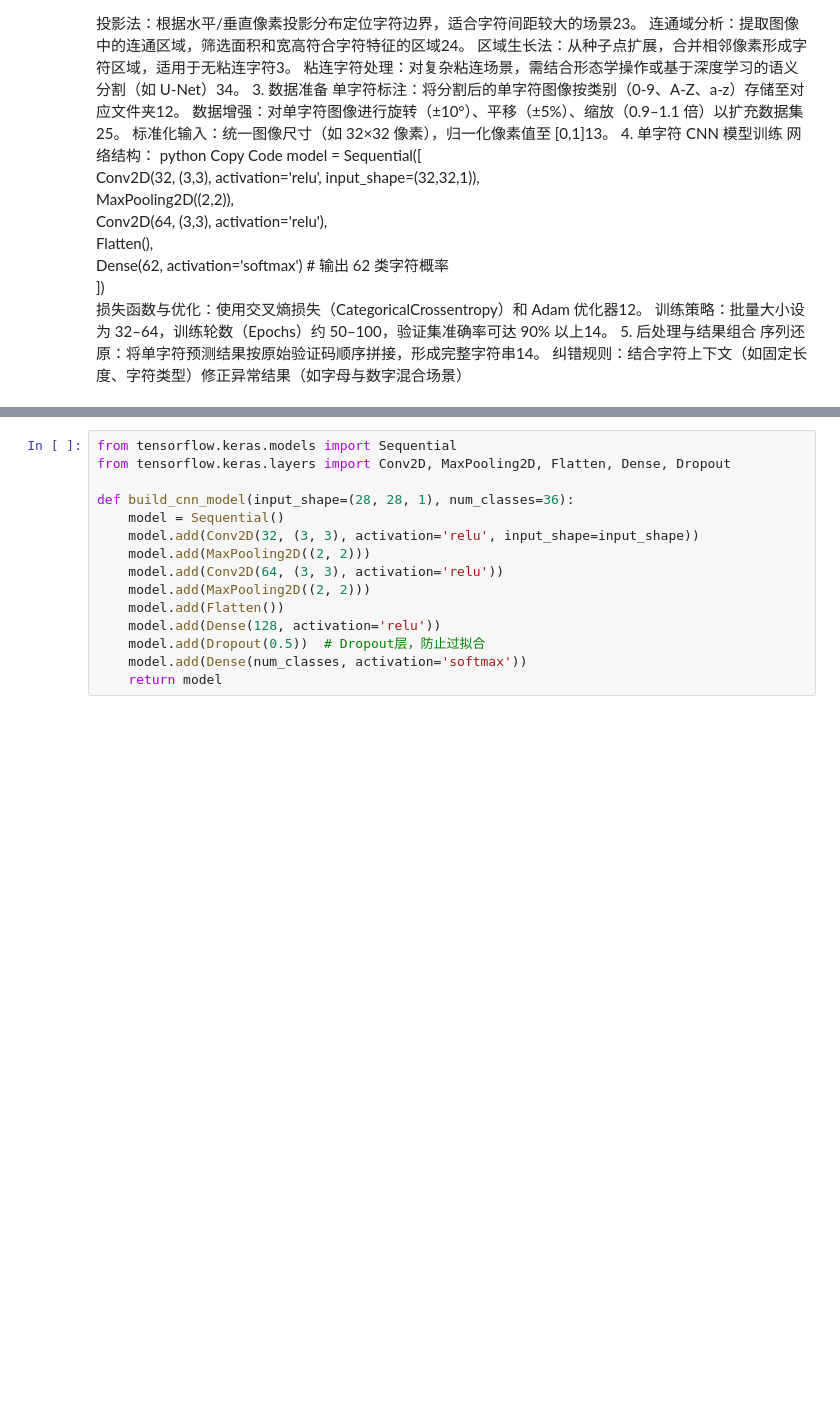
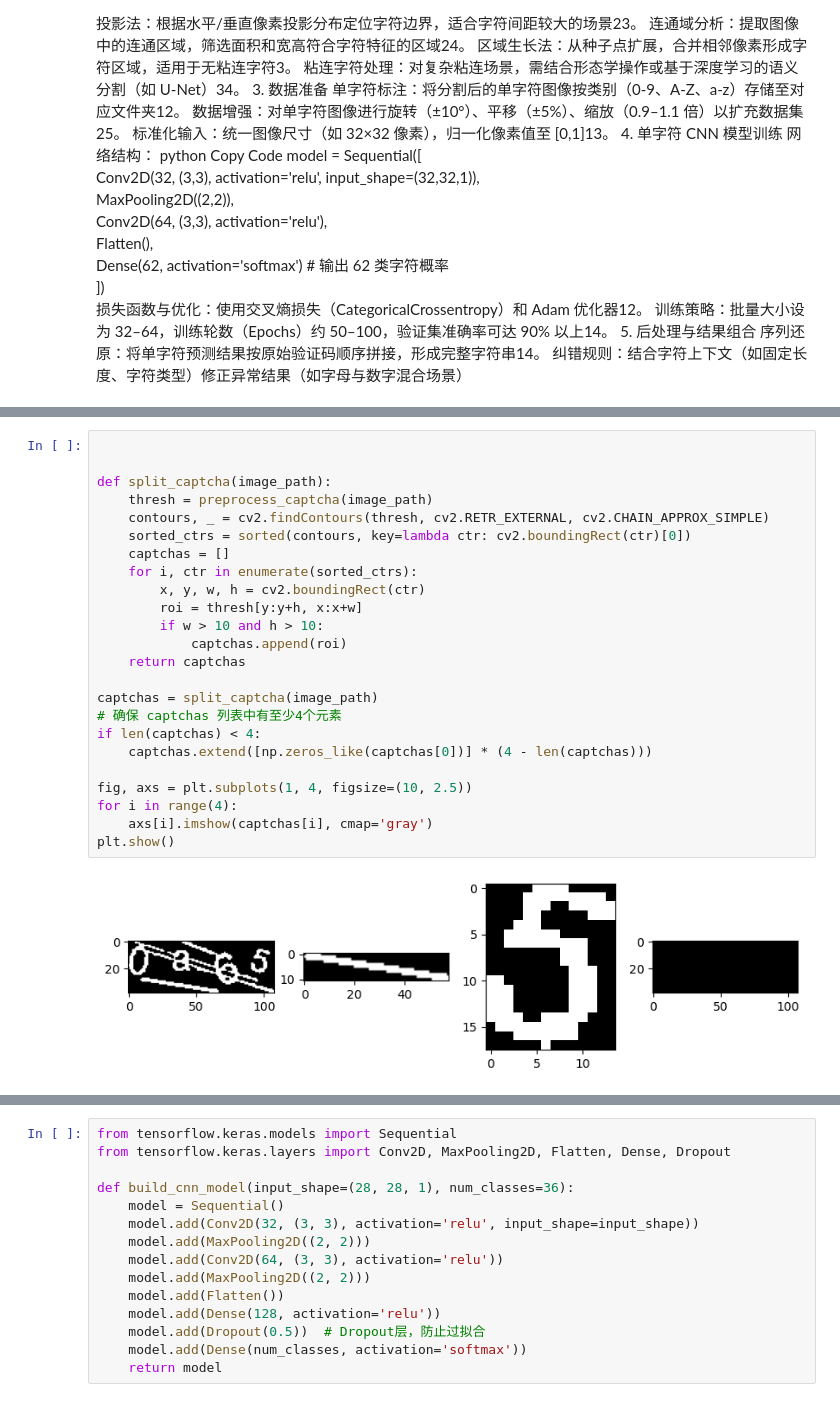
Before and after one commit to thethingiswaiter/Captcha_Ocr, a Jupyter notebook: model/code_cnn.ipynb, the cells around one changed output, grey strips where cells are left out. Saved outputs shown, nothing was run; the diff lists cells and outputs as text; blank space fills up the shorter version.

```diff
--- a/model/code_cnn.ipynb
+++ b/model/code_cnn.ipynb
@@ -100,0 +109,26 @@ cv2.destroyAllWindows()
+# %%
+
+
+def split_captcha(image_path):
+    thresh = preprocess_captcha(image_path)
+    contours, _ = cv2.findContours(thresh, cv2.RETR_EXTERNAL, cv2.CHAIN_APPROX_SIMPLE)
+    sorted_ctrs = sorted(contours, key=lambda ctr: cv2.boundingRect(ctr)[0])
+    captchas = []
+    for i, ctr in enumerate(sorted_ctrs):
+        x, y, w, h = cv2.boundingRect(ctr)
+        roi = thresh[y:y+h, x:x+w]
+        if w > 10 and h > 10:
+            captchas.append(roi)
+    return captchas
+
+captchas = split_captcha(image_path)
+# 确保 captchas 列表中有至少4个元素
+if len(captchas) < 4:
+    captchas.extend([np.zeros_like(captchas[0])] * (4 - len(captchas)))
+
+fig, axs = plt.subplots(1, 4, figsize=(10, 2.5))
+for i in range(4):
+    axs[i].imshow(captchas[i], cmap='gray')
+plt.show()
+# %% [output]
+[figure, added]
```
Also changed, not shown: parts of 2 cells of this notebook.
